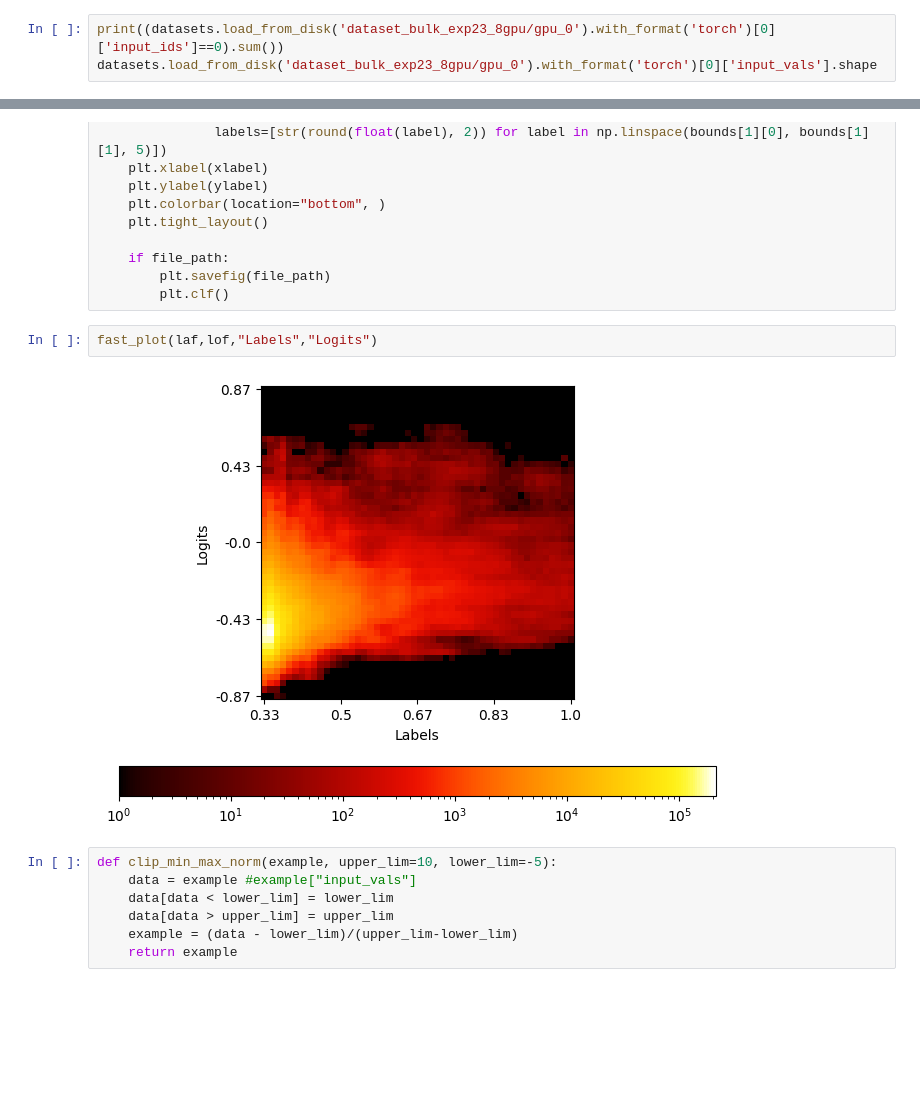
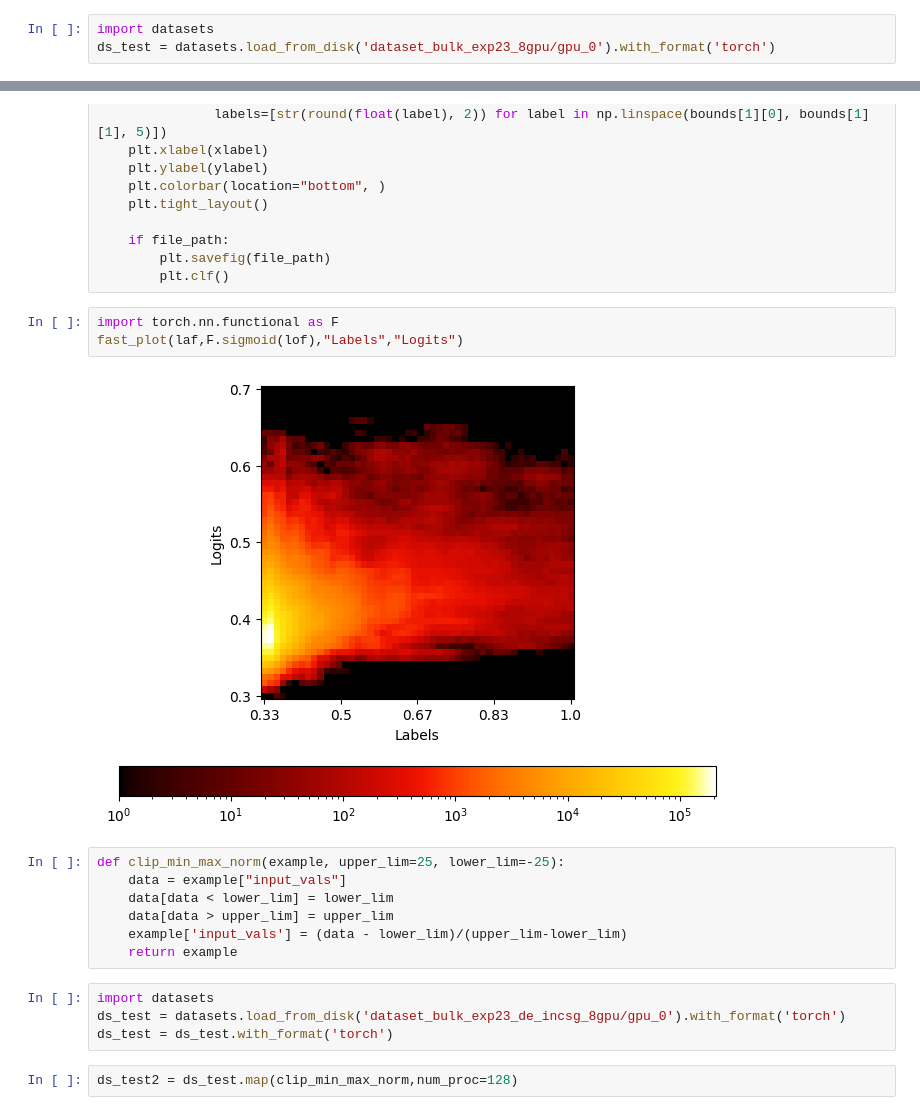
Before and after one commit to synthetic-tensors/caduceus, a Jupyter notebook: crispr_data_wrangling.ipynb, the cells around one changed output, grey strips where cells are left out. Saved outputs shown, nothing was run; the diff lists cells and outputs as text; blank space fills up the shorter version.

```diff
--- a/crispr_data_wrangling.ipynb
+++ b/crispr_data_wrangling.ipynb
@@ -780,5 +780,5 @@ split_gene_sequences(ds, 8, 2**23, 'dataset_bulk_exp23_lfc_incsg_8gpu', start_gp
 # %% [output]
 4 (4194304, 5242880)
 # %%
-print((datasets.load_from_disk('dataset_bulk_exp23_8gpu/gpu_0').with_format('torch')[0]['input_ids']==0).sum())
-datasets.load_from_disk('dataset_bulk_exp23_8gpu/gpu_0').with_format('torch')[0]['input_vals'].shape
+import datasets
+ds_test = datasets.load_from_disk('dataset_bulk_exp23_8gpu/gpu_0').with_format('torch')
@@ -895,13 +892,20 @@ def fast_plot(x, y, xlabel="X", ylabel='Y', file_path=False):
         plt.savefig(file_path)
         plt.clf()
 # %%
-fast_plot(laf,lof,"Labels","Logits")
+import torch.nn.functional as F
+fast_plot(laf,F.sigmoid(lof),"Labels","Logits")
 # %% [output]
-[figure, old version]
+[figure, new version]
 # %%
-def clip_min_max_norm(example, upper_lim=10, lower_lim=-5):
-    data = example #example["input_vals"]
+def clip_min_max_norm(example, upper_lim=25, lower_lim=-25):
+    data = example["input_vals"]
     data[data < lower_lim] = lower_lim
     data[data > upper_lim] = upper_lim
-    example = (data - lower_lim)/(upper_lim-lower_lim)
+    example['input_vals'] = (data - lower_lim)/(upper_lim-lower_lim)
     return example
+# %%
+import datasets
+ds_test = datasets.load_from_disk('dataset_bulk_exp23_de_incsg_8gpu/gpu_0').with_format('torch')
+ds_test = ds_test.with_format('torch')
+# %%
+ds_test2 = ds_test.map(clip_min_max_norm,num_proc=128)
```
Also changed, not shown: parts of 4 cells of this notebook, 2 other files.
